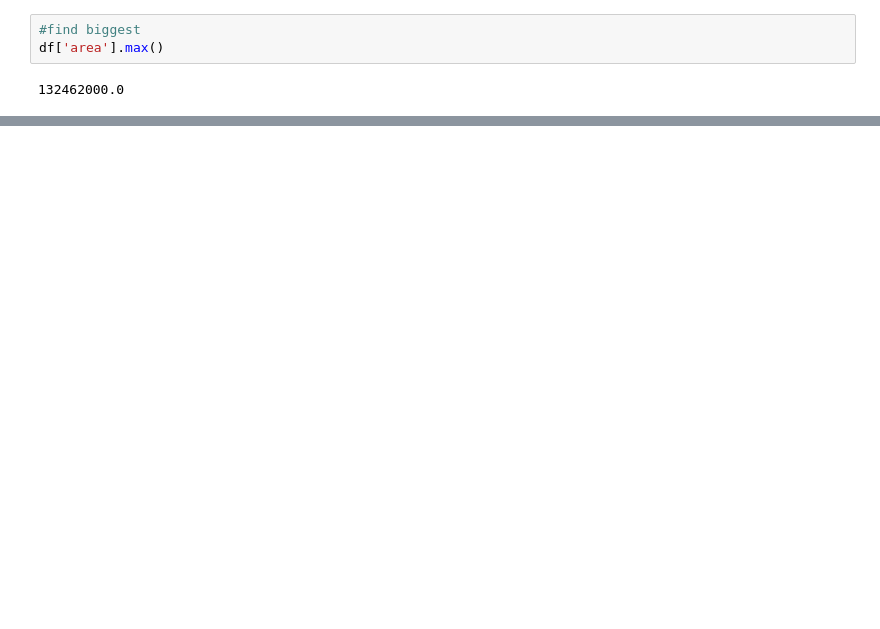
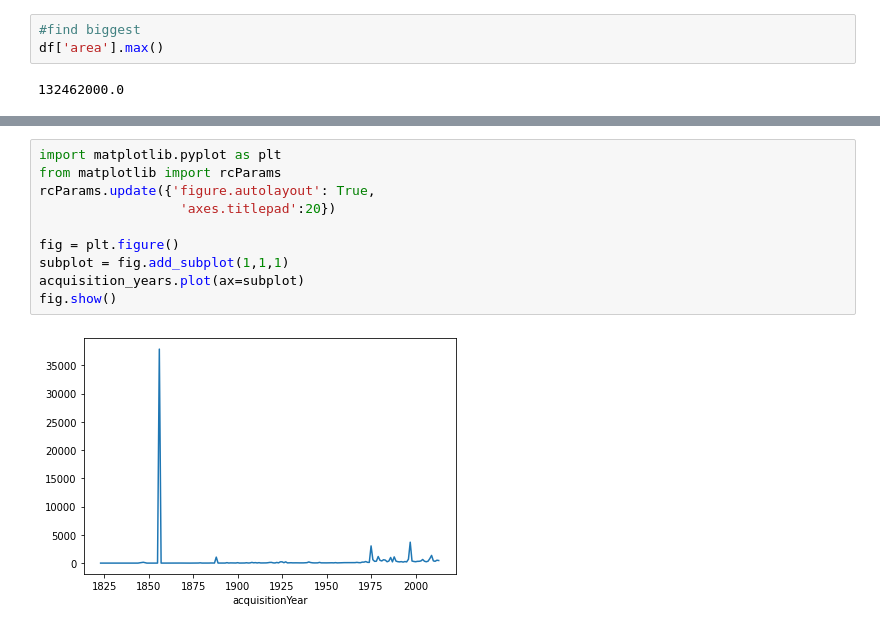
Before and after one commit to JohnnyExplorer/ml-gym, a Jupyter notebook: pandas/pandas-demo.ipynb, the cells around one changed output, grey strips where cells are left out. Drawn from its saved outputs; the diff is of its cells as text; blank space fills up the shorter version.

```diff
--- a/pandas/pandas-demo.ipynb
+++ b/pandas/pandas-demo.ipynb
@@ -397,0 +397,12 @@ memory usage: 928.0+ bytes
+# %%
+import matplotlib.pyplot as plt
+from matplotlib import rcParams
+rcParams.update({'figure.autolayout': True,
+                  'axes.titlepad':20})
+
+fig = plt.figure()
+subplot = fig.add_subplot(1,1,1)
+acquisition_years.plot(ax=subplot)
+fig.show()
+# %% [output]
+[figure, added]
```
Also changed, not shown: parts of 25 cells of this notebook.
